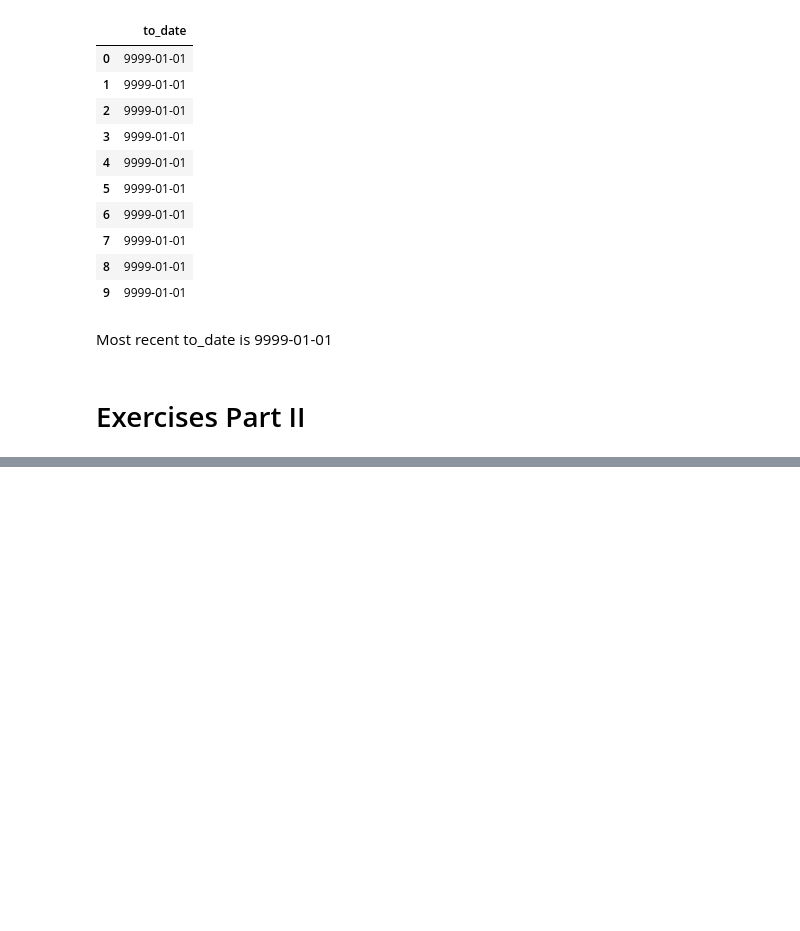
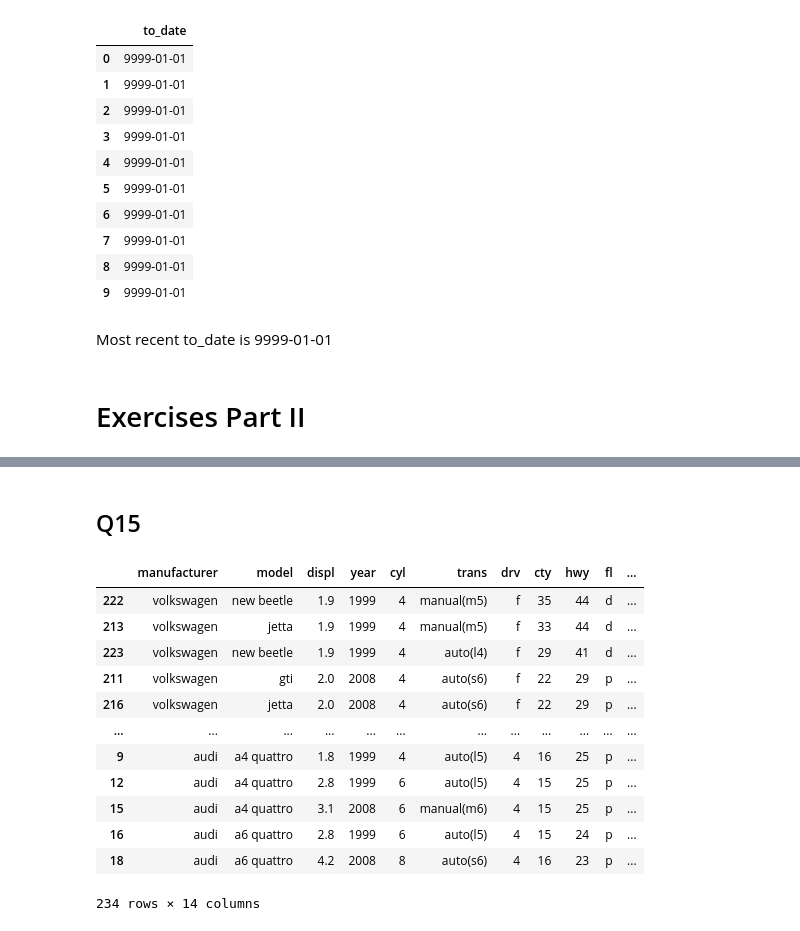
Before and after one commit to Michael-Austin-Mesa/numpy-pandas-visualization-exercises, a Jupyter notebook: advanced_dataframes.ipynb, the cells around one changed output, grey strips where cells are left out. Drawn from its saved outputs; the diff is of its cells as text; code cells hidden in the pictures; blank space fills up the shorter version.

```diff
--- a/advanced_dataframes.ipynb
+++ b/advanced_dataframes.ipynb
@@ -156,0 +303,18 @@ Most recent to_date is 9999-01-01
+# %% [markdown]
+## Q15
+# %%
+mpg.sort_values(by=['manufacturer','average_mileage'], ascending=False)
+# %% [output]
+|  | manufacturer | model | displ | year | cyl | trans | drv | cty | hwy | fl | ... |
+| 222 | volkswagen | new beetle | 1.9 | 1999 | 4 | manual(m5) | f | 35 | 44 | d | ... |
+| 213 | volkswagen | jetta | 1.9 | 1999 | 4 | manual(m5) | f | 33 | 44 | d | ... |
+| 223 | volkswagen | new beetle | 1.9 | 1999 | 4 | auto(l4) | f | 29 | 41 | d | ... |
+| 211 | volkswagen | gti | 2.0 | 2008 | 4 | auto(s6) | f | 22 | 29 | p | ... |
+| 216 | volkswagen | jetta | 2.0 | 2008 | 4 | auto(s6) | f | 22 | 29 | p | ... |
+| ... | ... | ... | ... | ... | ... | ... | ... | ... | ... | ... | ... |
+| 9 | audi | a4 quattro | 1.8 | 1999 | 4 | auto(l5) | 4 | 16 | 25 | p | ... |
+| 12 | audi | a4 quattro | 2.8 | 1999 | 6 | auto(l5) | 4 | 15 | 25 | p | ... |
+| 15 | audi | a4 quattro | 3.1 | 2008 | 6 | manual(m6) | 4 | 15 | 25 | p | ... |
+| 16 | audi | a6 quattro | 2.8 | 1999 | 6 | auto(l5) | 4 | 15 | 24 | p | ... |
+| 18 | audi | a6 quattro | 4.2 | 2008 | 8 | auto(s6) | 4 | 16 | 23 | p | ... |
+234 rows × 14 columns
```
Also changed, not shown: parts of 34 cells of this notebook.
